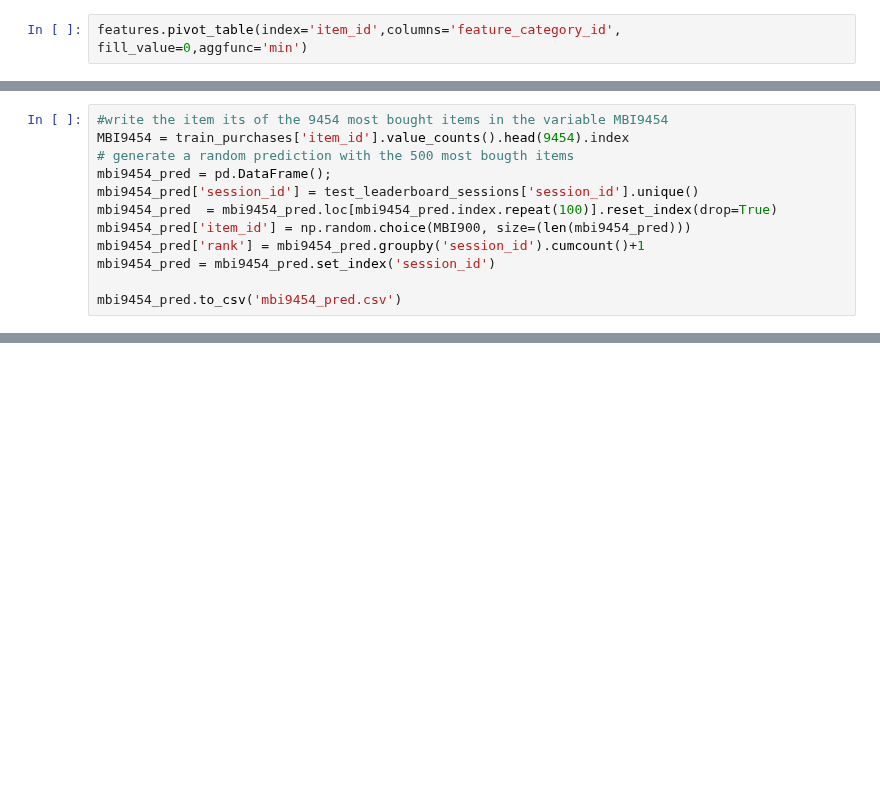
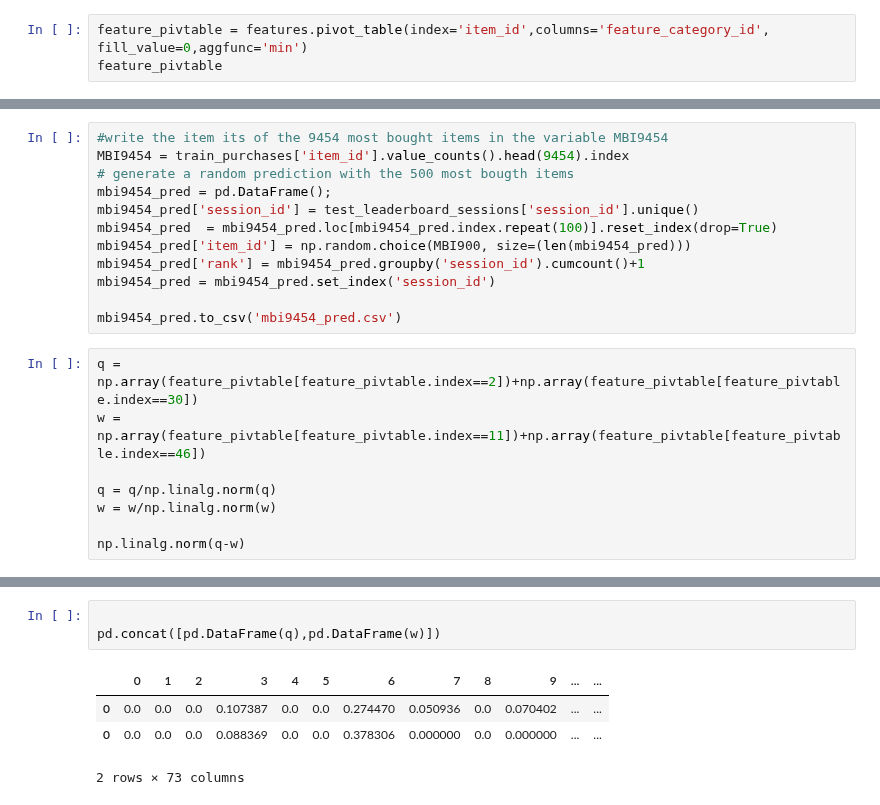
Before and after one commit to Ananassio/Data-Science_lab, a Jupyter notebook: Project/Data.ipynb, the cells around one changed output, grey strips where cells are left out. Drawn from its saved outputs; the diff is of its cells as text; blank space fills up the shorter version.

```diff
--- a/Project/Data.ipynb
+++ b/Project/Data.ipynb
@@ -687,7 +687,8 @@ c.pivot(index='item_id',columns='feature_category_id')
 Eine andere Möglichkeit wäre die Funktion pivot_table, hier werden allerdings die doppelten Werte z.B. auf summiert oder deren Mittelwert gebildet, was auch zu einer verfälschung der Werte führt. Damit wären keine logischen zusammenhänge mehr möglich.
 Wird jeweils der minimale oder maximale Wert verwendet gehen Daten verloren, aber es würde zumindest ein unrsprünglicher Wert erhaltenbleiben.
 # %%
-features.pivot_table(index='item_id',columns='feature_category_id',  fill_value=0,aggfunc='min')
+feature_pivtable = features.pivot_table(index='item_id',columns='feature_category_id',  fill_value=0,aggfunc='min')
+feature_pivtable
 # %% [output]
 |  | feature_value_id |  |  |  |  |  |  |  |  | ... |
 | feature_category_id | 1 | 2 | 3 | 4 | 5 | 6 | 7 | 8 | 9 | ... |
@@ -1086,3 +1087,11 @@ mbi9454_pred['rank'] = mbi9454_pred.groupby('session_id').cumcount()+1
 mbi9454_pred = mbi9454_pred.set_index('session_id')
 
 mbi9454_pred.to_csv('mbi9454_pred.csv')
+# %%
+q = np.array(feature_pivtable[feature_pivtable.index==2])+np.array(feature_pivtable[feature_pivtable.index==30])
+w = np.array(feature_pivtable[feature_pivtable.index==11])+np.array(feature_pivtable[feature_pivtable.index==46])
+
+q = q/np.linalg.norm(q)
+w = w/np.linalg.norm(w)
+
+np.linalg.norm(q-w)
@@ -1088,0 +1118,8 @@ mbi9454_pred.to_csv('mbi9454_pred.csv')
+# %%
+
+pd.concat([pd.DataFrame(q),pd.DataFrame(w)])
+# %% [output]
+|  | 0 | 1 | 2 | 3 | 4 | 5 | 6 | 7 | 8 | 9 | ... | ... |
+| 0 | 0.0 | 0.0 | 0.0 | 0.107387 | 0.0 | 0.0 | 0.274470 | 0.050936 | 0.0 | 0.070402 | ... | ... |
+| 0 | 0.0 | 0.0 | 0.0 | 0.088369 | 0.0 | 0.0 | 0.378306 | 0.000000 | 0.0 | 0.000000 | ... | ... |
+2 rows × 73 columns
```
Also changed, not shown: parts of 11 cells of this notebook.
